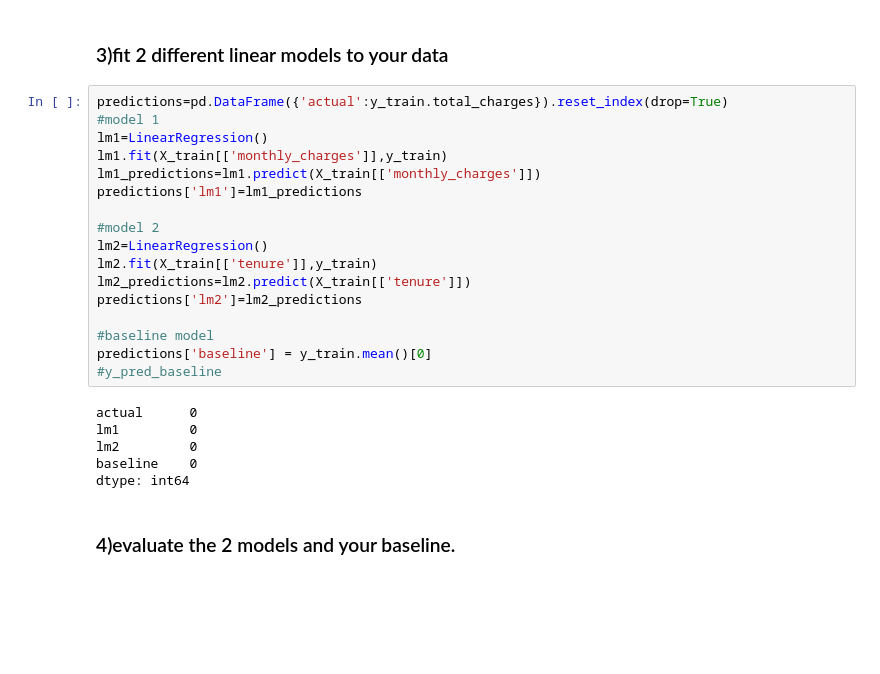
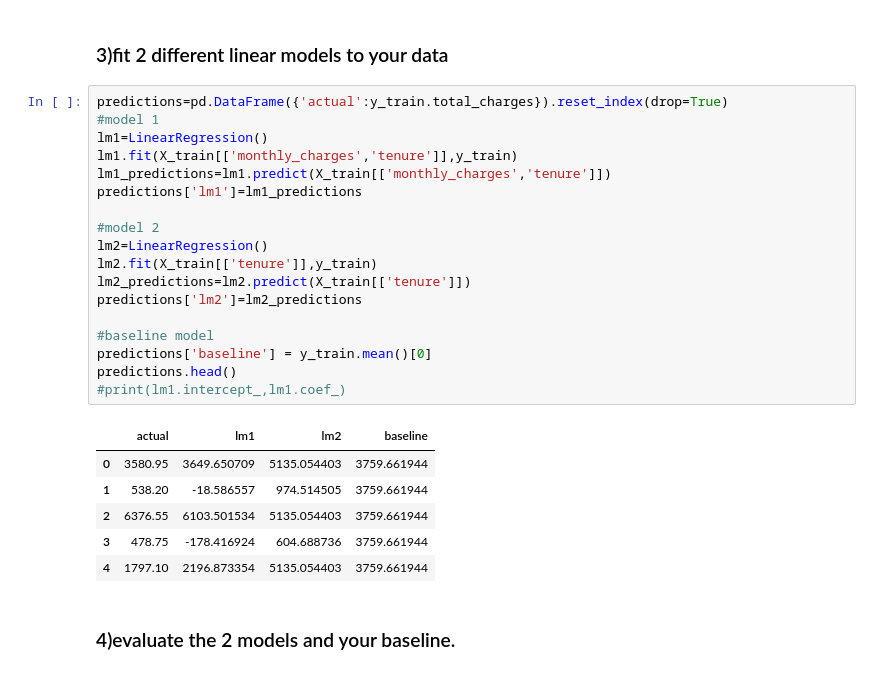
Before and after one commit to CodeupClassroom/bayes-methodologies-exercises, a Jupyter notebook: model.ipynb, the cells around one changed output. Cells and saved outputs as stored; diff of their text form; blank space fills up the shorter version.

```diff
--- a/model.ipynb
+++ b/model.ipynb
@@ -101,26 +96,28 @@ y_train
 # %%
 predictions=pd.DataFrame({'actual':y_train.total_charges}).reset_index(drop=True)
 #model 1
 lm1=LinearRegression()
-lm1.fit(X_train[['monthly_charges']],y_train)
-lm1_predictions=lm1.predict(X_train[['monthly_charges']])
+lm1.fit(X_train[['monthly_charges','tenure']],y_train)
+lm1_predictions=lm1.predict(X_train[['monthly_charges','tenure']])
 predictions['lm1']=lm1_predictions
 
 #model 2
 lm2=LinearRegression()
 lm2.fit(X_train[['tenure']],y_train)
 lm2_predictions=lm2.predict(X_train[['tenure']])
 predictions['lm2']=lm2_predictions
 
 #baseline model
 predictions['baseline'] = y_train.mean()[0]
-#y_pred_baseline
+predictions.head()
+#print(lm1.intercept_,lm1.coef_)
 # %% [output]
-actual      0
-lm1         0
-lm2         0
-baseline    0
-dtype: int64
+|  | actual | lm1 | lm2 | baseline |
+| 0 | 3580.95 | 3649.650709 | 5135.054403 | 3759.661944 |
+| 1 | 538.20 | -18.586557 | 974.514505 | 3759.661944 |
+| 2 | 6376.55 | 6103.501534 | 5135.054403 | 3759.661944 |
+| 3 | 478.75 | -178.416924 | 604.688736 | 3759.661944 |
+| 4 | 1797.10 | 2196.873354 | 5135.054403 | 3759.661944 |
 # %% [markdown]
 ### 4)evaluate the 2 models and your baseline.
 # %%
```
Also changed, not shown: parts of 15 cells of this notebook, 1 other file.
